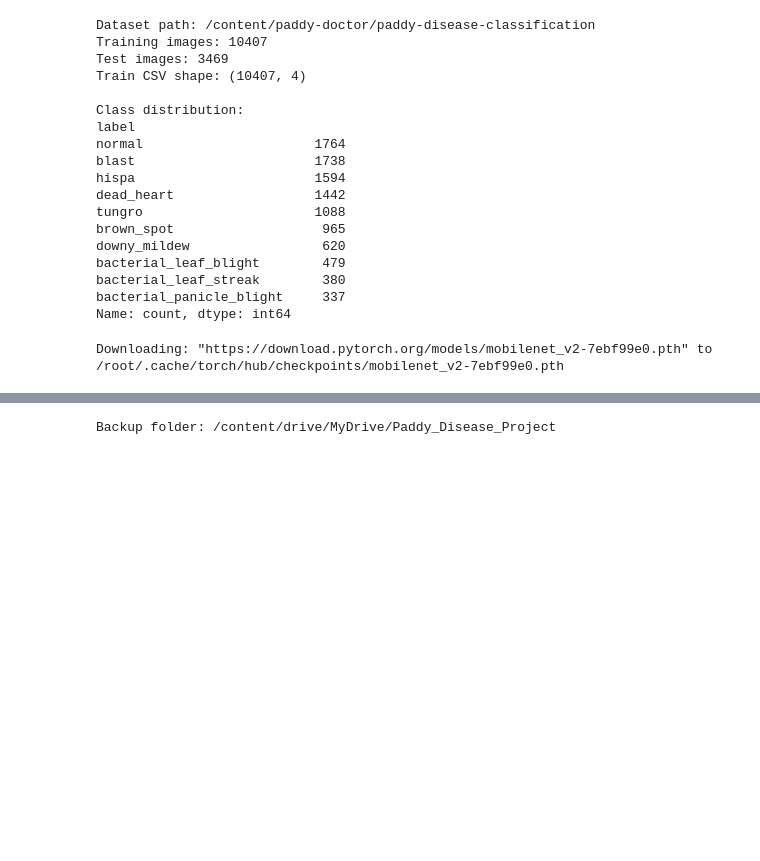
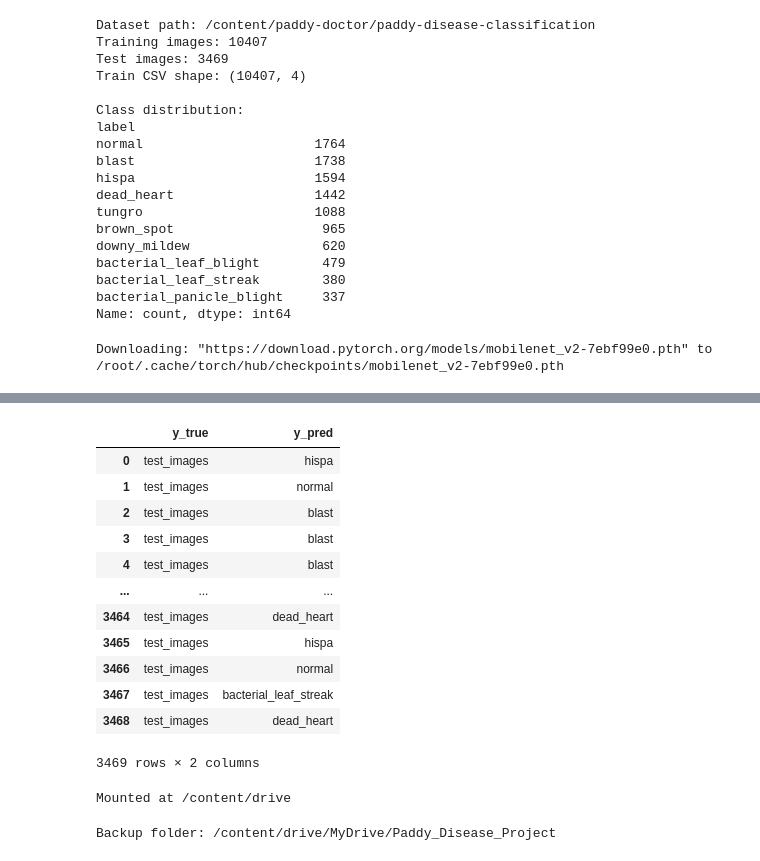
Before and after one commit to rekhaannapurna/Paddy-Disease-Detection, a Jupyter notebook: Colab/MobileNetV2_model.ipynb, the cells around one changed output, grey strips where cells are left out. Saved outputs shown, nothing was run; the diff lists cells and outputs as text; code cells hidden in the pictures; blank space fills up the shorter version.

```diff
--- a/Colab/MobileNetV2_model.ipynb
+++ b/Colab/MobileNetV2_model.ipynb
@@ -184,0 +239,8 @@ print(os.listdir('/content/drive'))
+# %%
+# test images
+test_path = path/'test_images'
+test_files = get_image_files(test_path).sorted()
+test_classes = [f.parent.name for f in test_files]
+probs, _ = learn.tta(dl=dls.test_dl(test_files))
+preds = probs.argmax(dim=1)
+pred_classes = dls.vocab[preds]
@@ -185,3 +277,27 @@ print(os.listdir('/content/drive'))
+# %%
+temp = pd.DataFrame({"y_true":test_classes,
+                      "y_pred":pred_classes})
+temp.to_csv('result.csv', index=False)
+temp
+# %% [output]
+|  | y_true | y_pred |
+| 0 | test_images | hispa |
+| 1 | test_images | normal |
+| 2 | test_images | blast |
+| 3 | test_images | blast |
+| 4 | test_images | blast |
+| ... | ... | ... |
+| 3464 | test_images | dead_heart |
+| 3465 | test_images | hispa |
+| 3466 | test_images | normal |
+| 3467 | test_images | bacterial_leaf_streak |
+| 3468 | test_images | dead_heart |
+3469 rows × 2 columns
+# %%
+from google.colab import drive
+drive.mount('/content/drive')
+# %% [output]
+Mounted at /content/drive
 # %%
 from pathlib import Path
 
```
Also changed, not shown: parts of 17 cells of this notebook.
